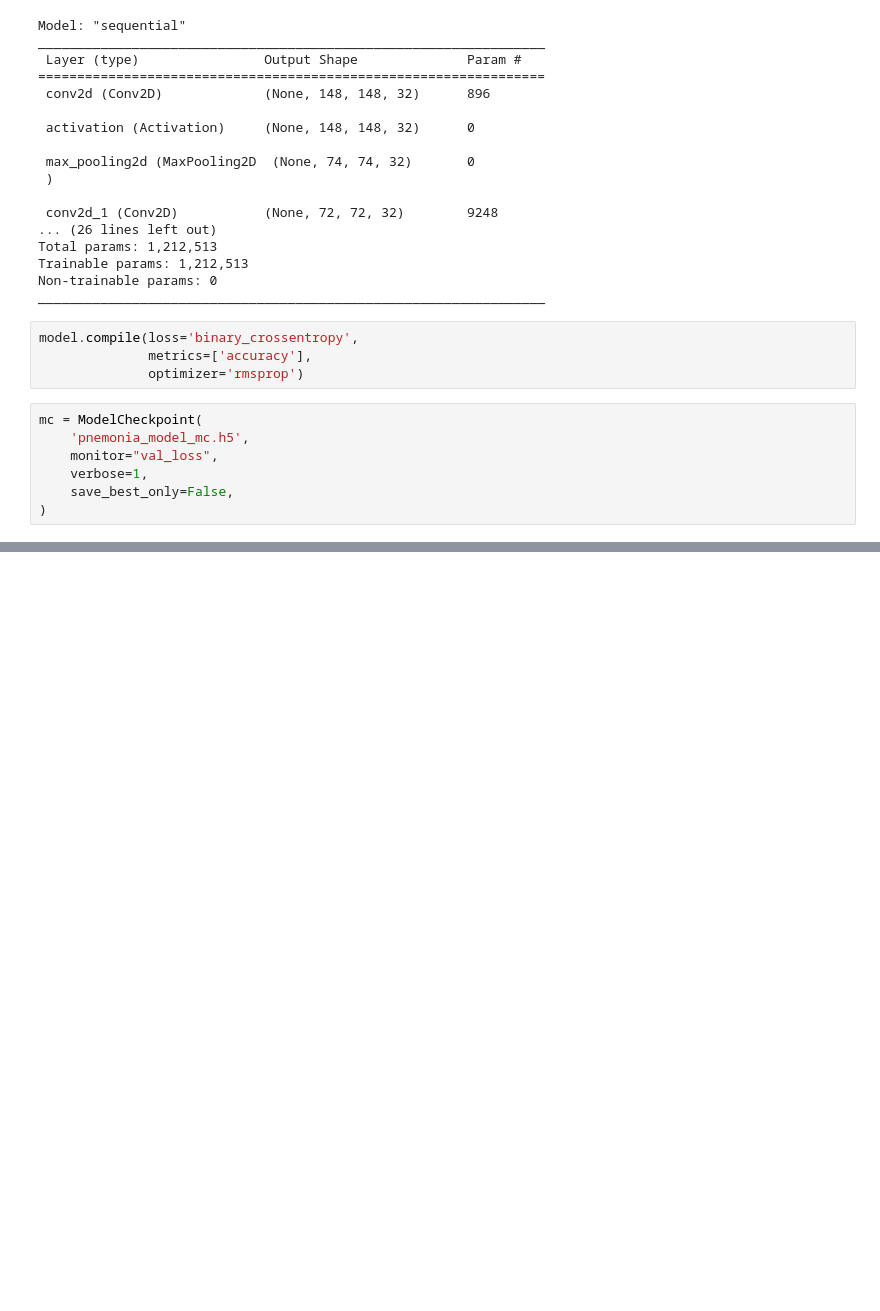
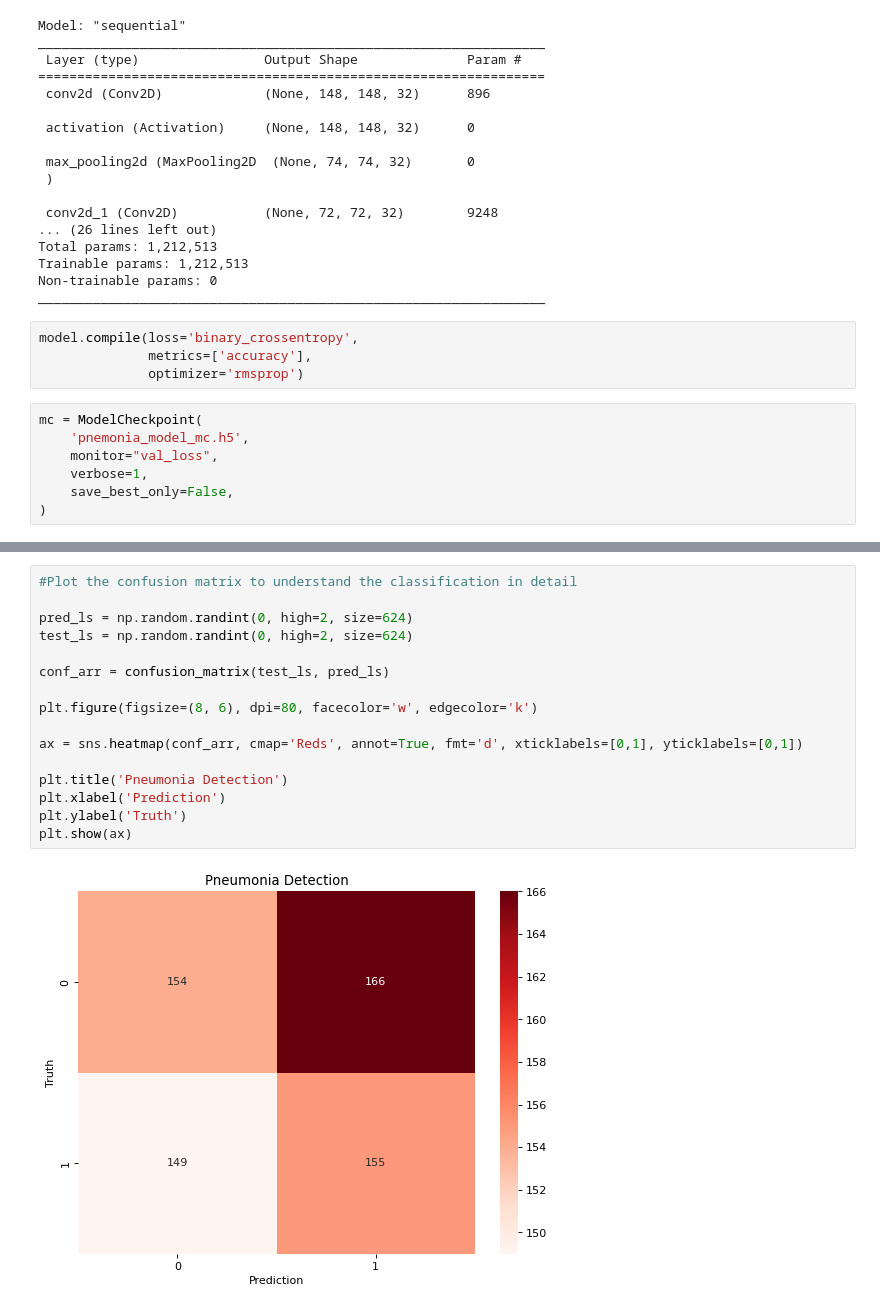
Before and after one commit to jaysatija7/HealthCure, a Jupyter notebook: notebooks/pneumonia_detection.ipynb, the cells around one changed output, grey strips where cells are left out. Saved outputs shown, nothing was run; the diff lists cells and outputs as text; blank space fills up the shorter version.

```diff
--- a/notebooks/pneumonia_detection.ipynb
+++ b/notebooks/pneumonia_detection.ipynb
@@ -154,0 +154,18 @@ accuracy: 83.17%
+# %%
+#Plot the confusion matrix to understand the classification in detail
+
+pred_ls = np.random.randint(0, high=2, size=624)
+test_ls = np.random.randint(0, high=2, size=624)
+
+conf_arr = confusion_matrix(test_ls, pred_ls)
+
+plt.figure(figsize=(8, 6), dpi=80, facecolor='w', edgecolor='k')
+
+ax = sns.heatmap(conf_arr, cmap='Reds', annot=True, fmt='d', xticklabels=[0,1], yticklabels=[0,1])
+
+plt.title('Pneumonia Detection')
+plt.xlabel('Prediction')
+plt.ylabel('Truth')
+plt.show(ax)
+# %% [output]
+[figure, added]
```
Also changed, not shown: parts of 4 cells of this notebook, 16 other files.
